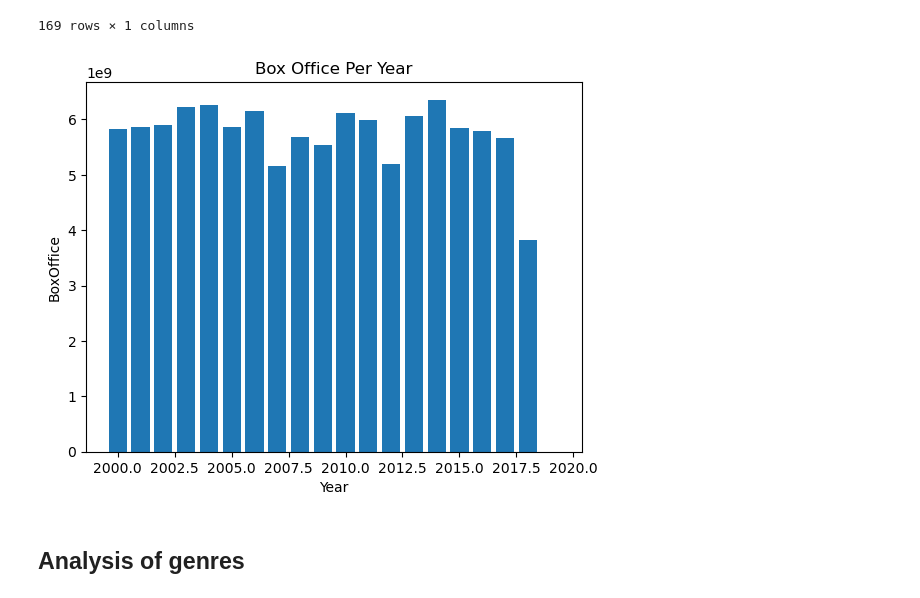
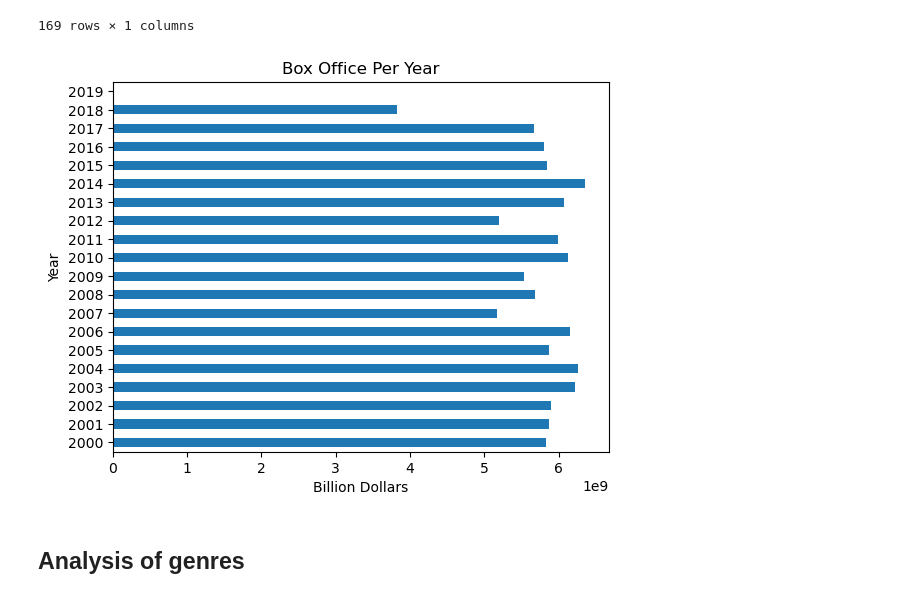
Before and after one commit to JESSIMOPIN/project-1-bootcamp, a Jupyter notebook: main_movies.ipynb, the cells around one changed output. Cells and saved outputs as stored; diff of their text form; code cells hidden in the pictures.

```diff
--- a/main_movies.ipynb
+++ b/main_movies.ipynb
@@ -203,6 +207,3 @@ plt.show()
 [figure]
 # %% [markdown]
 ## Exploratory Analysis for the selected time frame
-# %%
-years_movies_df['Month'] = years_movies_df['release_date'].dt.month
-print (years_movies_df['Month'])
@@ -342,18 +308,21 @@ gral_revenue_distributor
 | Anchor Bay Entertai… | -80797808 |
 169 rows × 1 columns
 # %%
-#
+#Cumulative BoxOffice of all movies in the time frame
 boxoffice_per_year = years_movies_df.groupby('Year')['domestic_gross'].sum()
+boxoffice_per_year = pd.DataFrame(boxoffice_per_year)
 
-plt.bar(boxoffice_per_year.index, boxoffice_per_year.values)
+boxoffice_per_year.plot(kind='barh', legend=False)
+
 
 plt.title('Box Office Per Year')
-plt.xlabel('Year')
-plt.ylabel('BoxOffice')
+plt.ylabel('Year')
+plt.xlabel('Billion Dollars')
+plt.savefig(f'./figures/BoxxOffice_per_year_{lowery}_to_{uppery}.png')
 
 plt.show()
 # %% [output]
-[figure, old version]
+[figure, new version]
 # %% [markdown]
 ## Analysis of genres
 # %% [markdown]
```
Also changed, not shown: parts of 25 cells of this notebook.
